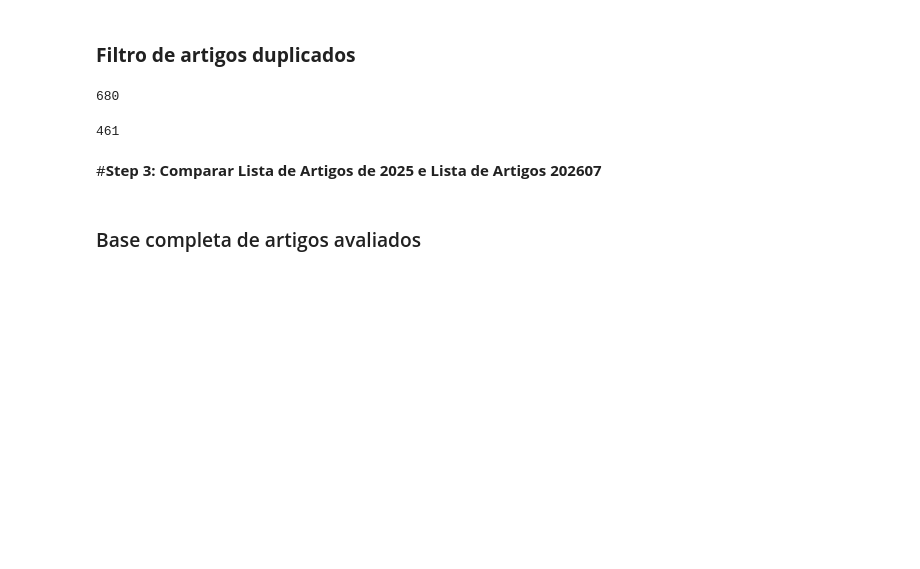
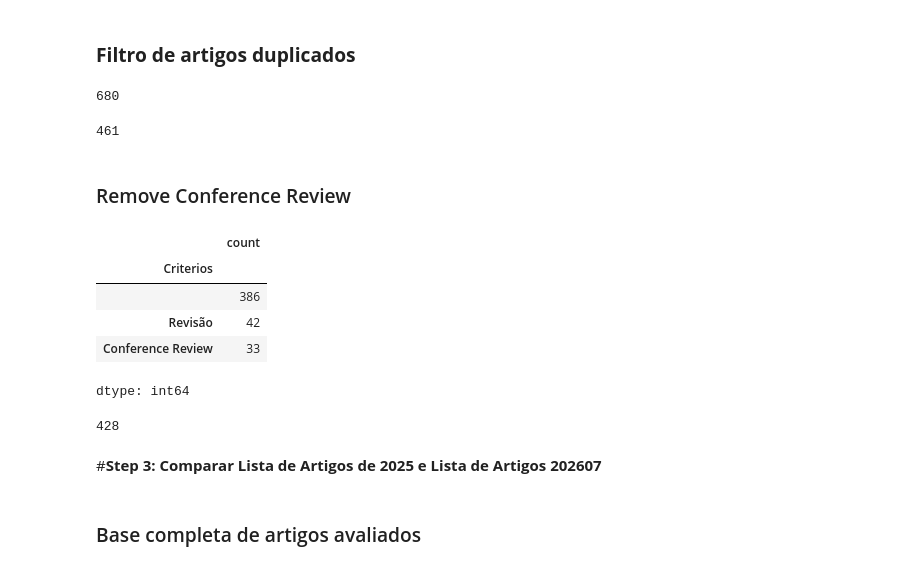
Before and after one commit to BrunaFerreira/Mestrado_UNIFESP, a Jupyter notebook: Revisao_1_Transformacoes_Lista_Artigos.ipynb, the cells around one changed output. Drawn from its saved outputs; the diff is of its cells as text; code cells hidden in the pictures; blank space fills up the shorter version.

```diff
--- a/Revisao_1_Transformacoes_Lista_Artigos.ipynb
+++ b/Revisao_1_Transformacoes_Lista_Artigos.ipynb
@@ -382,3 +384,14 @@ papers_revision_filter = papers_revision[papers_revision['Repetidos']!=1]
 papers_revision_filter.shape[0]
 # %% [output]
 461
+# %% [markdown]
+### Remove Conference Review
+# %%
+papers_revision_filter.Criterios.value_counts()
+# %% [output]
+|  | count |
+| Criterios |  |
+|  | 386 |
+| Revisão | 42 |
+| Conference Review | 33 |
+dtype: int64
@@ -385 +400,6 @@ papers_revision_filter.shape[0]
+# %%
+### Quantidade de artigos válidos sem conference review
+papers_revision_filter.shape[0]
+# %% [output]
+428
 # %%
```
Also changed, not shown: parts of 9 cells of this notebook.
